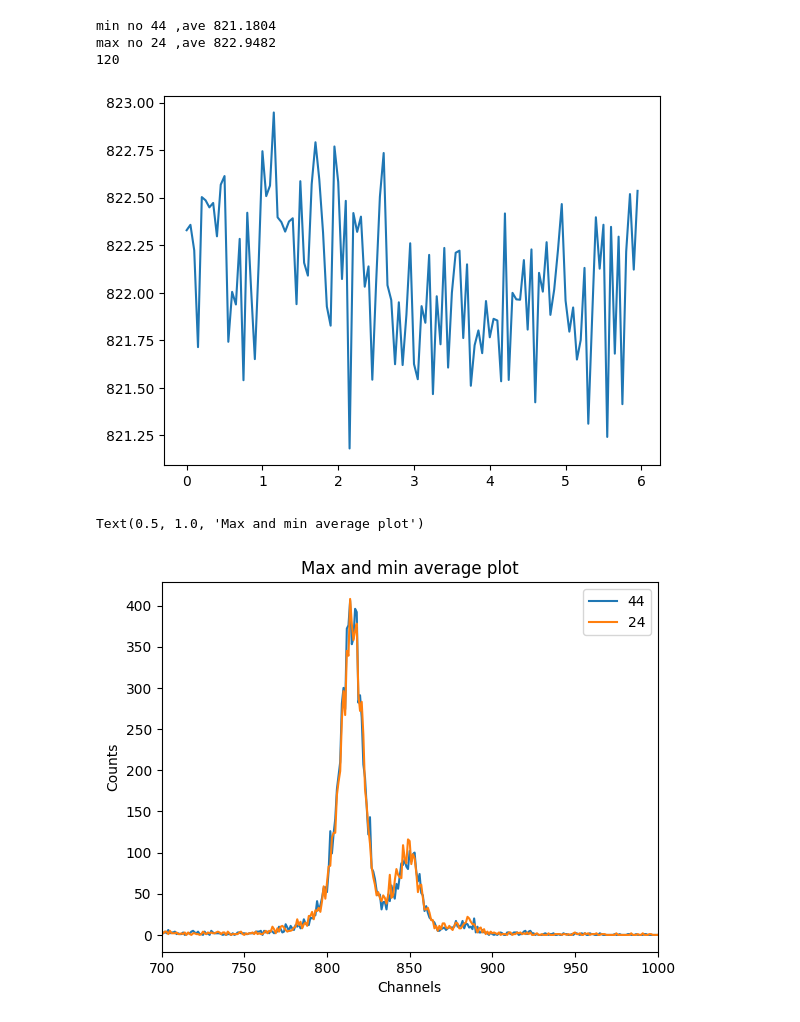
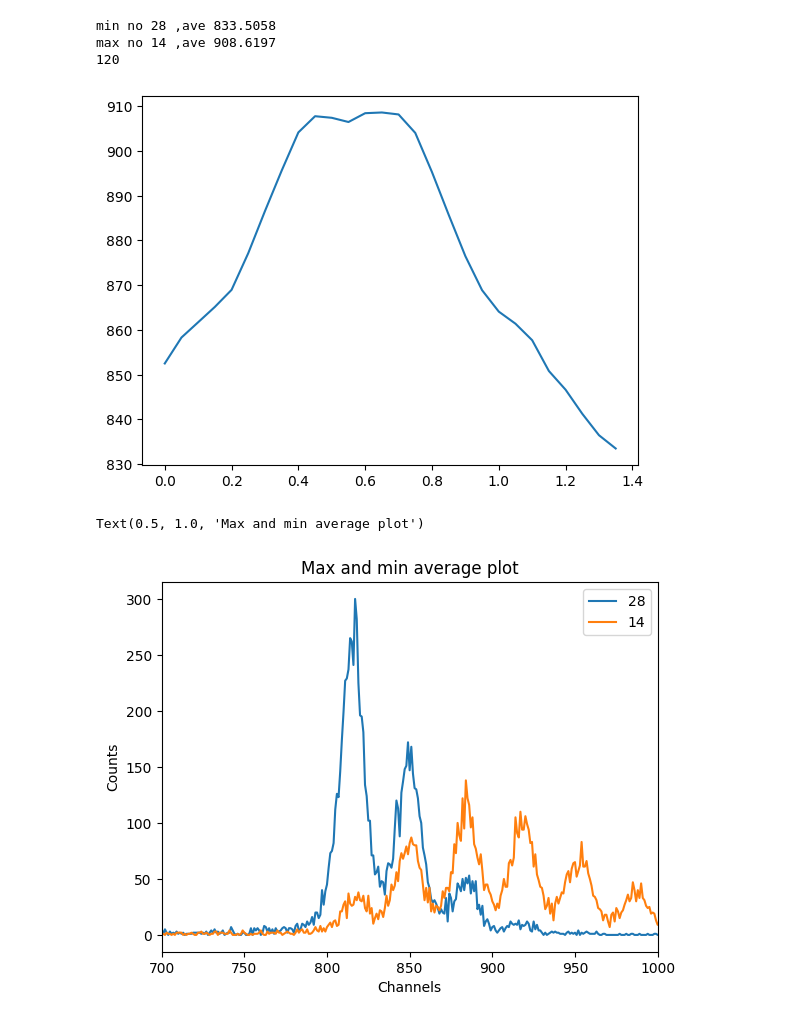
Before and after one commit to Ch1yo0/group1, a Jupyter notebook: data/slita008/ave.ipynb, the cells around one changed output. Cells and saved outputs as stored; diff of their text form; code cells hidden in the pictures.

```diff
--- a/data/slita008/ave.ipynb
+++ b/data/slita008/ave.ipynb
@@ -4,7 +4,7 @@ import uproot
 
 
 def get_centroid_array(
-    file_numbers, obj_name="ADC_HIGH_7", base_path="slitA-004-{:03d}.root"
+    file_numbers, obj_name="ADC_HIGH_7", base_path="slitA-008-{:03d}.root"
 ):
     """slitB0-[001].root から指定した番号順に重心の数列（NumPy配列）を返します。
 
@@ -64,31 +64,31 @@ print(file_numbers[119])
 plt.plot(x,sama)
 plt.show()
 # %% [output]
-min no 44 ,ave 821.1804
-max no 24 ,ave 822.9482
+min no 28 ,ave 833.5058
+max no 14 ,ave 908.6197
 120
-[figure, old version]
+[figure, new version]
 # %%
-def plotdata(num, obj_name="ADC_HIGH_7",base_path="slitA-004-{:03d}.root"):
+def plotdata(num, obj_name="ADC_HIGH_7",base_path="slitA-008-{:03d}.root"):
     file_name = base_path.format(num)
     index = num-1
     with uproot.open(file_name) as f:
         hist = f[obj_name]
         values = hist.values()
         x_edges = hist.axes[0].edges()
 
     total_counts = np.sum(values)
 
     plt.plot(values,label=num)
     plt.xlim(700,1000)
     return values
 
 plotdata(file_numbers[minnum])
 plotdata(file_numbers[maxnum])
 plt.legend()
 plt.xlabel("Channels")
 plt.ylabel("Counts")
 plt.title("Max and min average plot")
 # %% [output]
 Text(0.5, 1.0, 'Max and min average plot')
-[figure, old version]
+[figure, new version]
```
Also changed, not shown: parts of 2 cells of this notebook.
